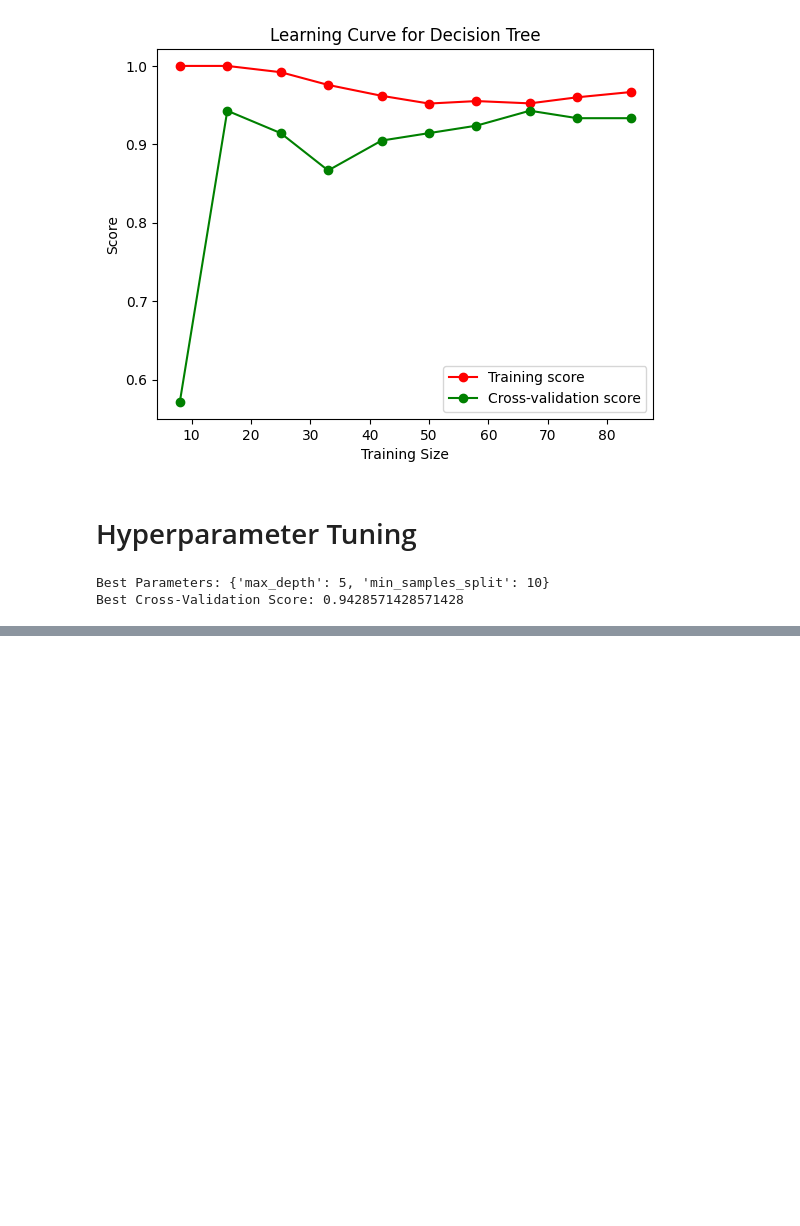
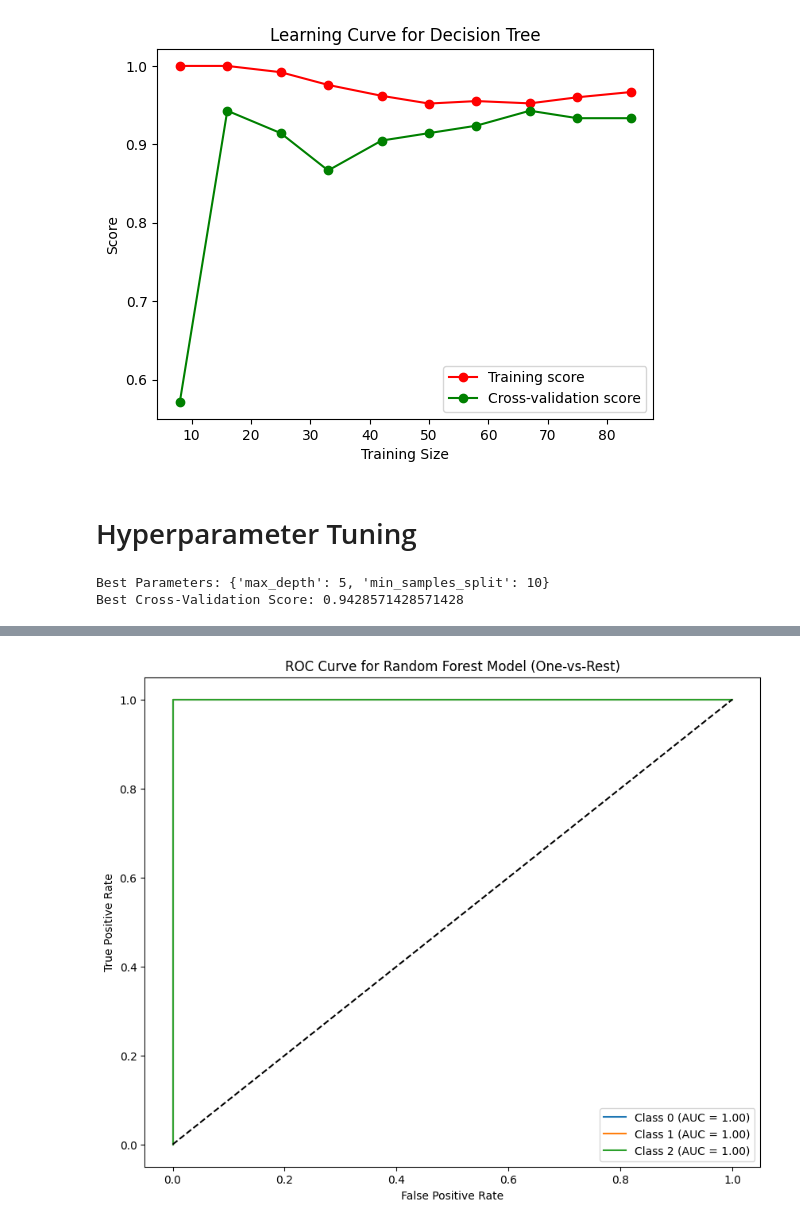
Before and after one commit to riponalmamun/MangoLeafBD, a Jupyter notebook: MangoLeafBD.ipynb, the cells around one changed output, grey strips where cells are left out. Saved outputs shown, nothing was run; the diff lists cells and outputs as text; code cells hidden in the pictures; blank space fills up the shorter version.

```diff
--- a/MangoLeafBD.ipynb
+++ b/MangoLeafBD.ipynb
@@ -241,0 +320,28 @@ Best Cross-Validation Score: 0.9428571428571428
+# %%
+from sklearn.metrics import roc_curve, auc
+from sklearn.preprocessing import label_binarize
+import matplotlib.pyplot as plt
+
+# Binarize the labels for multi-class ROC (one-vs-rest)
+# Adjust classes based on the actual number of classes your model is trained for
+# This is likely 3 based on the shape of y_score (45, 3)
+n_classes = y_score.shape[1]  # Get the number of classes from y_score
+y_test_bin = label_binarize(y_test, classes=range(n_classes))  # Use range for dynamic class handling
+
+# Plot ROC curve for each class
+plt.figure(figsize=(10, 8))
+for i in range(n_classes):  # Iterate over the correct number of classes
+    fpr, tpr, _ = roc_curve(y_test_bin[:, i], y_score[:, i])
+    plt.plot(fpr, tpr, label=f"Class {i} (AUC = {auc(fpr, tpr):.2f})")
+
+# Plot baseline
+plt.plot([0, 1], [0, 1], 'k--')
+
+# Labels and title
+plt.xlabel("False Positive Rate")
+plt.ylabel("True Positive Rate")
+plt.title("ROC Curve for Random Forest Model (One-vs-Rest)")
+plt.legend(loc="lower right")
+plt.show()
+# %% [output]
+[figure, added]
```
Also changed, not shown: parts of 8 cells of this notebook.
